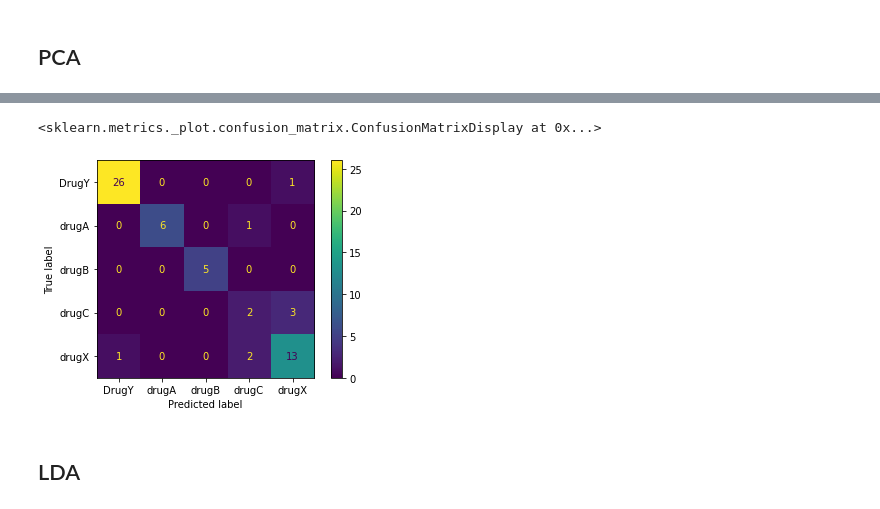
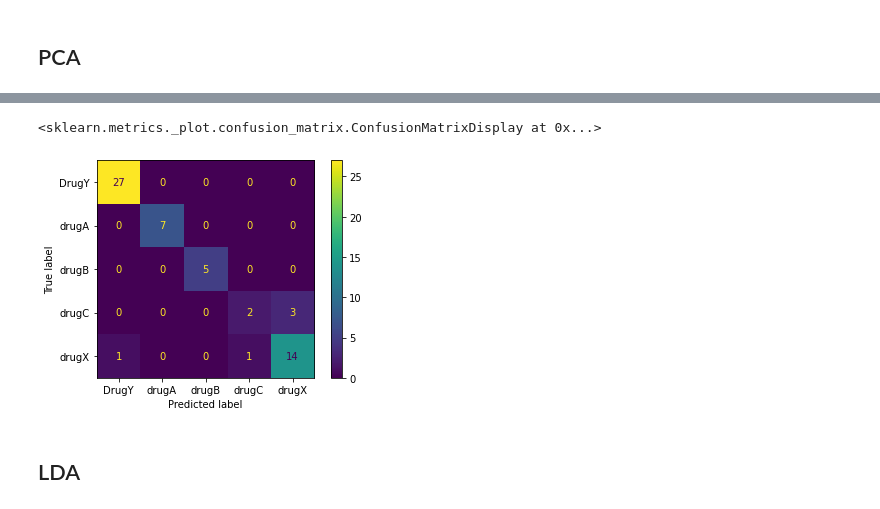
Before and after one commit to nunof98/data-fusion, a Jupyter notebook: drug_classification.ipynb, the cells around one changed output, grey strips where cells are left out. Cells and saved outputs as stored; diff of their text form; code cells hidden in the pictures.

```diff
--- a/drug_classification.ipynb
+++ b/drug_classification.ipynb
@@ -315,8 +316,11 @@ weighted avg       0.87      0.87      0.87        60
-# %%
-plot_confusion_matrix(model_pca, X_test_pca, y_test_pca)
-# %% [output]
-<sklearn.metrics._plot.confusion_matrix.ConfusionMatrixDisplay at 0x...>
-[figure, removed]
+# %%
+from sklearn.metrics import ConfusionMatrixDisplay
+
+# plot_confusion_matrix(model, X_test, y_test)
+ConfusionMatrixDisplay.from_predictions(y_test,y_pred_pca_mlp)
+# %% [output]
+<sklearn.metrics._plot.confusion_matrix.ConfusionMatrixDisplay at 0x...>
+[figure, added]
 # %% [markdown]
 ## LDA
 # %%
```
Also changed, not shown: parts of 13 cells of this notebook, 3 other files.
